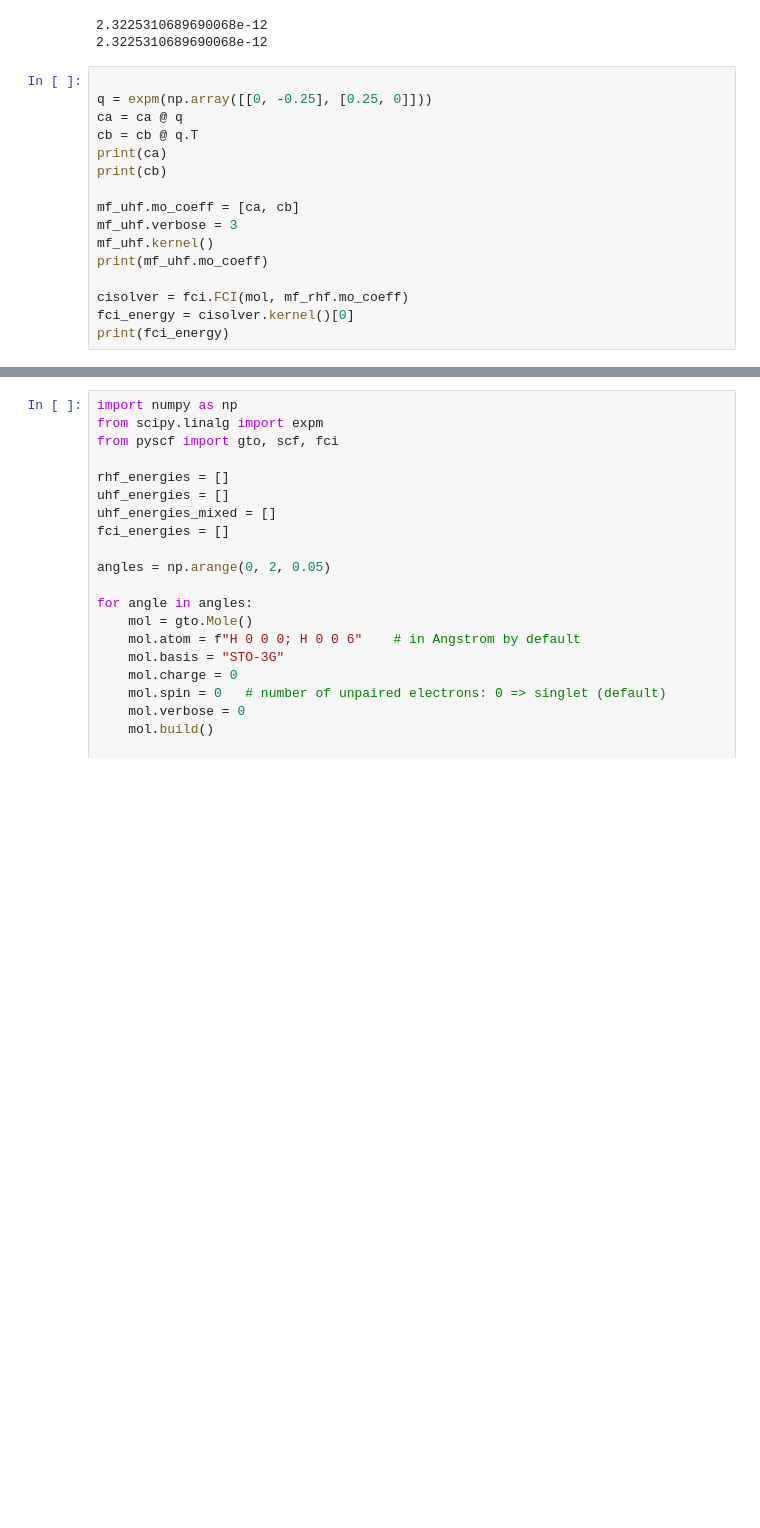
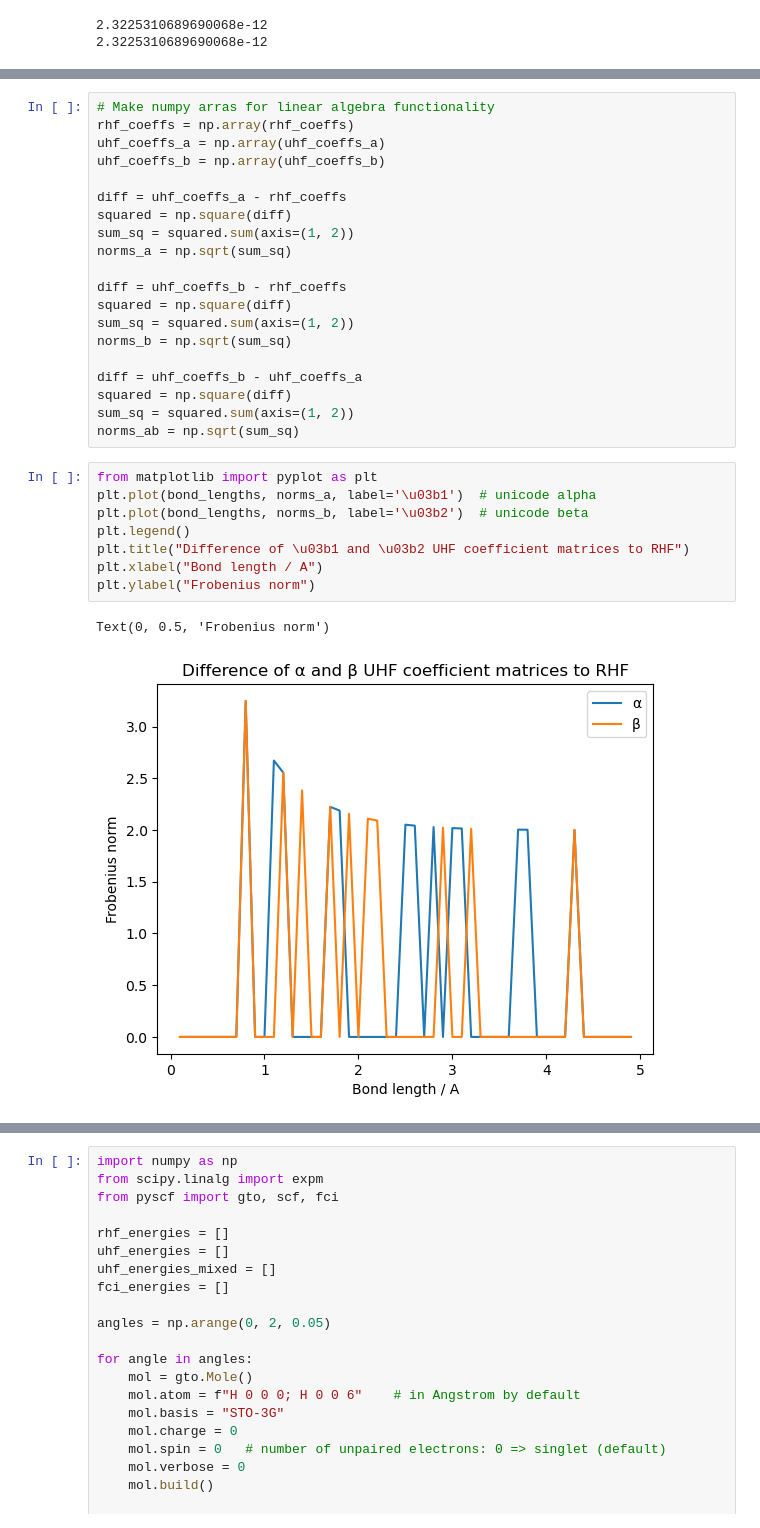
Before and after one commit to Freddie-Burns/qsci, a Jupyter notebook: rhf_uhf/rotate_uhf_coeff_matrix.ipynb, the cells around one changed output, grey strips where cells are left out. Saved outputs shown, nothing was run; the diff lists cells and outputs as text; blank space fills up the shorter version.

```diff
--- a/rhf_uhf/rotate_uhf_coeff_matrix.ipynb
+++ b/rhf_uhf/rotate_uhf_coeff_matrix.ipynb
@@ -79,19 +81,3 @@ print(np.sqrt(np.sum((rhf_c - uhf_ca)**2)))
 # %% [output]
 2.3225310689690068e-12
 2.3225310689690068e-12
-# %%
-
-q = expm(np.array([[0, -0.25], [0.25, 0]]))
-ca = ca @ q
-cb = cb @ q.T
-print(ca)
-print(cb)
-
-mf_uhf.mo_coeff = [ca, cb]
-mf_uhf.verbose = 3
-mf_uhf.kernel()
-print(mf_uhf.mo_coeff)
-
-cisolver = fci.FCI(mol, mf_rhf.mo_coeff)
-fci_energy = cisolver.kernel()[0]
-print(fci_energy)
@@ -175,0 +132,31 @@ converged SCF energy = -0.933163737176231  <S^2> = 0.99999977  2S+1 = 2.2360678
+# %%
+# Make numpy arras for linear algebra functionality
+rhf_coeffs = np.array(rhf_coeffs)
+uhf_coeffs_a = np.array(uhf_coeffs_a)
+uhf_coeffs_b = np.array(uhf_coeffs_b)
+
+diff = uhf_coeffs_a - rhf_coeffs
+squared = np.square(diff)
+sum_sq = squared.sum(axis=(1, 2))
+norms_a = np.sqrt(sum_sq)
+
+diff = uhf_coeffs_b - rhf_coeffs
+squared = np.square(diff)
+sum_sq = squared.sum(axis=(1, 2))
+norms_b = np.sqrt(sum_sq)
+
+diff = uhf_coeffs_b - uhf_coeffs_a
+squared = np.square(diff)
+sum_sq = squared.sum(axis=(1, 2))
+norms_ab = np.sqrt(sum_sq)
+# %%
+from matplotlib import pyplot as plt
+plt.plot(bond_lengths, norms_a, label='\u03b1')  # unicode alpha
+plt.plot(bond_lengths, norms_b, label='\u03b2')  # unicode beta
+plt.legend()
+plt.title("Difference of \u03b1 and \u03b2 UHF coefficient matrices to RHF")
+plt.xlabel("Bond length / A")
+plt.ylabel("Frobenius norm")
+# %% [output]
+Text(0, 0.5, 'Frobenius norm')
+[figure, added]
```
Also changed, not shown: parts of 21 cells of this notebook.
